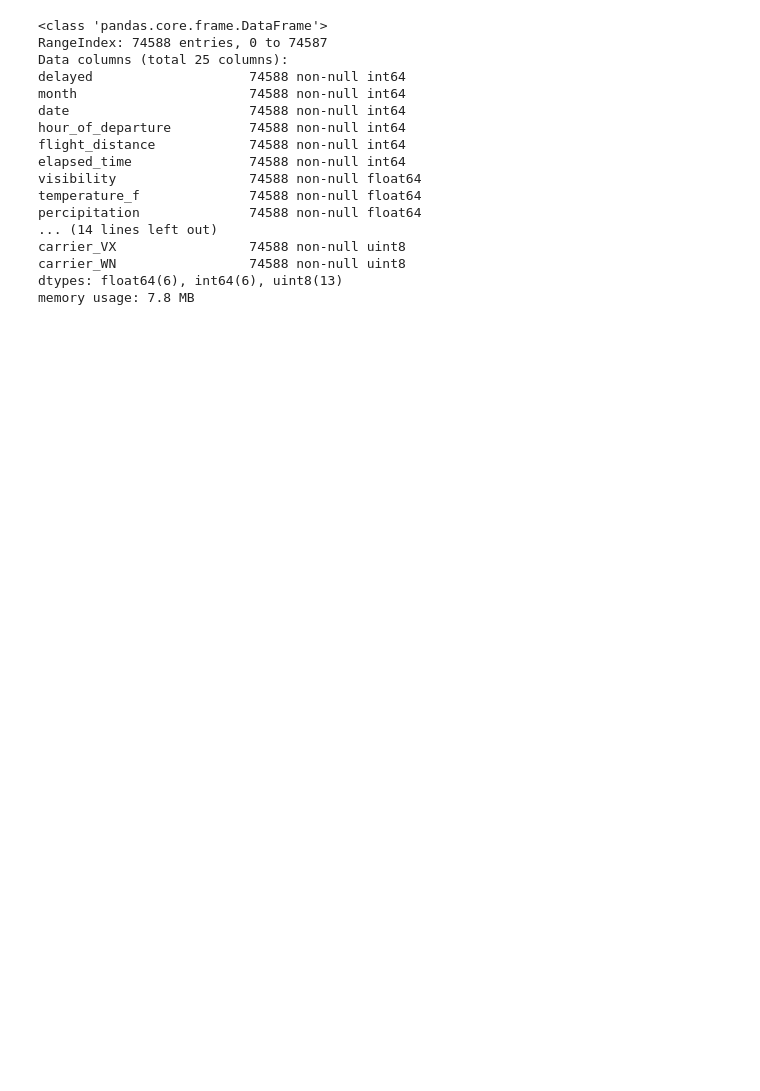
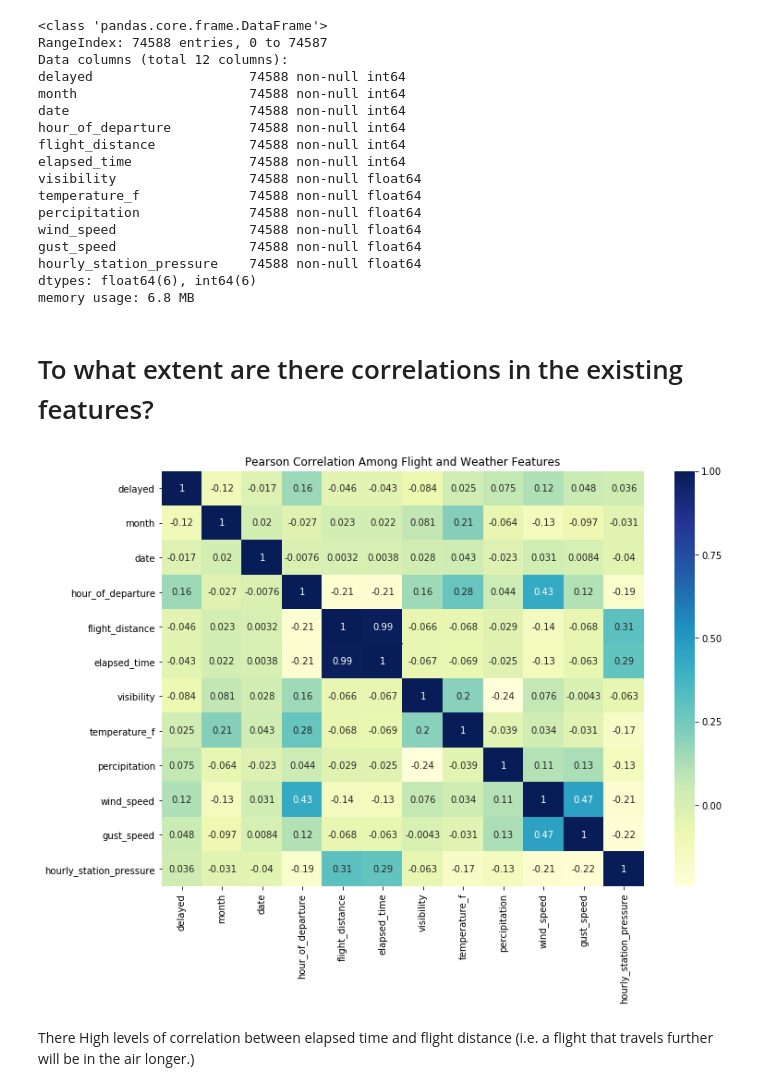
Before and after one commit to aviationweather/airport-delays, a Jupyter notebook: notebooks/modeling/classifier-comparison-with-sklearn.ipynb, the cells around one changed output. Cells and saved outputs as stored; diff of their text form; code cells hidden in the pictures; blank space fills up the shorter version.

```diff
--- a/notebooks/modeling/classifier-comparison-with-sklearn.ipynb
+++ b/notebooks/modeling/classifier-comparison-with-sklearn.ipynb
@@ -29,7 +29,8 @@ def query_features():
         conn)
 
     for col in ['carrier', 'departure_airport']:
-        features[col] = features[col].astype('category')
+        features = features.drop(col, axis=1)
+        #features[col] = features[col].astype('category')
 
     return pd.get_dummies(features, drop_first=True)
 
@@ -39,7 +40,7 @@ features.info()
 # %% [output]
 <class 'pandas.core.frame.DataFrame'>
 RangeIndex: 74588 entries, 0 to 74587
-Data columns (total 25 columns):
+Data columns (total 12 columns):
 delayed                    74588 non-null int64
 month                      74588 non-null int64
 date                       74588 non-null int64
@@ -49,11 +50,30 @@ elapsed_time               74588 non-null int64
 visibility                 74588 non-null float64
 temperature_f              74588 non-null float64
 percipitation              74588 non-null float64
-... (14 lines left out)
-carrier_VX                 74588 non-null uint8
-carrier_WN                 74588 non-null uint8
-dtypes: float64(6), int64(6), uint8(13)
-memory usage: 7.8 MB
+wind_speed                 74588 non-null float64
+gust_speed                 74588 non-null float64
+hourly_station_pressure    74588 non-null float64
+dtypes: float64(6), int64(6)
+memory usage: 6.8 MB
+# %% [markdown]
+# To what extent are there correlations in the existing features?
+# %%
+import seaborn as sns
+import matplotlib.pyplot as plt
+
+def plot_and_save_correlation_image(correlation_matrix):
+    a4_dims = (11.7, 8.27)
+    fig, ax = plt.subplots(figsize=a4_dims)
+
+    plt.title("Pearson Correlation Among Flight and Weather Features")
+    sns.heatmap(correlation_matrix, ax=ax, annot=True,  cmap="YlGnBu")
+    plt.show()
+
+plot_and_save_correlation_image(features.corr())
+# %% [output]
+[figure, added]
+# %% [markdown]
+There High levels of correlation between elapsed time and flight distance (i.e. a flight that travels further will be in the air longer.)
 # %%
 y = features['delayed']
 X = features.drop('delayed', axis=1)
```
Also changed, not shown: parts of 9 cells of this notebook, 12 other files.
